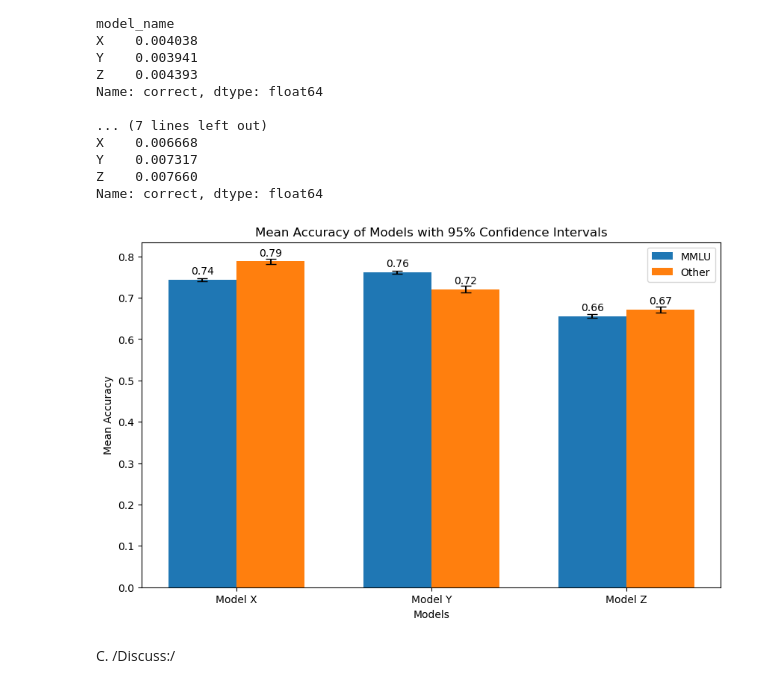
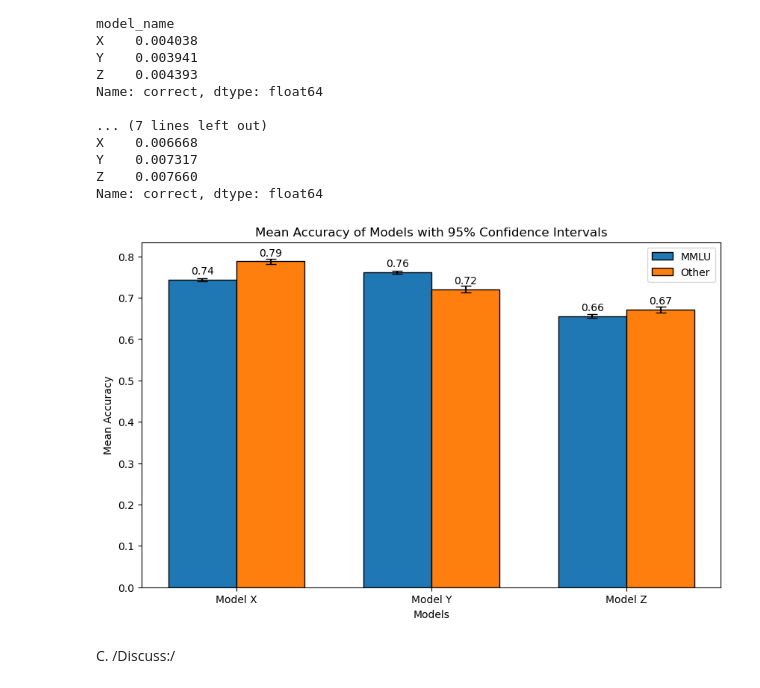
Before and after one commit to Thierrix/2024, a Jupyter notebook: Homework/01_PROJECT_NEUTRALITY/analysis.ipynb, the cells around one changed output. Drawn from its saved outputs; the diff is of its cells as text; code cells hidden in the pictures.

```diff
--- a/Homework/01_PROJECT_NEUTRALITY/analysis.ipynb
+++ b/Homework/01_PROJECT_NEUTRALITY/analysis.ipynb
@@ -491,36 +485,36 @@ fig, ax = plt.subplots(figsize=(10, 6))
 
 # Plotting MMLU dataset
 rects_mmlu = ax.bar(x - width/2, [mean_x_mmlu, mean_y_mmlu, mean_z_mmlu], width,
-                yerr=[std_x_mmlu, std_y_mmlu, std_z_mmlu], label='MMLU', capsize=5)
+                yerr=[std_x_mmlu, std_y_mmlu, std_z_mmlu], label='MMLU', capsize=5, edgecolor='black')
 
 # Plotting Other dataset
 rects_other = ax.bar(x + width/2, [mean_x_other, mean_y_other, mean_z_other], width,
-                yerr=[std_x_other, std_y_other, std_z_other], label='Other', capsize=5)
+                yerr=[std_x_other, std_y_other, std_z_other], label='Other', capsize=5, edgecolor='black')
 
 # Add some text for labels, title and custom x-axis tick labels, etc.
 ax.set_xlabel('Models')
 ax.set_ylabel('Mean Accuracy')
 ax.set_title('Mean Accuracy of Models with 95% Confidence Intervals')
 ax.set_xticks(x)
 ax.set_xticklabels(labels)
 ax.legend()
 
 # Function to add labels on top of bars
 def autolabel(rects):
     for rect in rects:
         height = rect.get_height()
         ax.annotate(f'{height:.2f}',
                     xy=(rect.get_x() + rect.get_width() / 2, height),
                     xytext=(0, 3),  # 3 points vertical offset
                     textcoords="offset points",
                     ha='center', va='bottom')
 
 autolabel(rects_mmlu)
 autolabel(rects_other)
 
 plt.show()
 # %% [output]
-[figure, old version]
+[figure, new version]
 # %% [markdown]
 C. /Discuss:/
 # %% [markdown]
```
Also changed, not shown: parts of 17 cells of this notebook.
